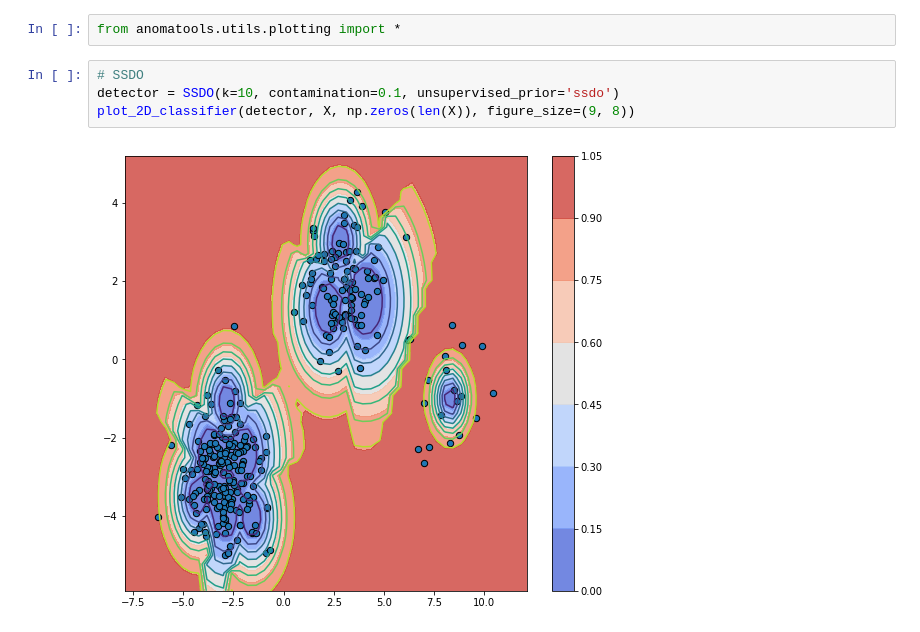
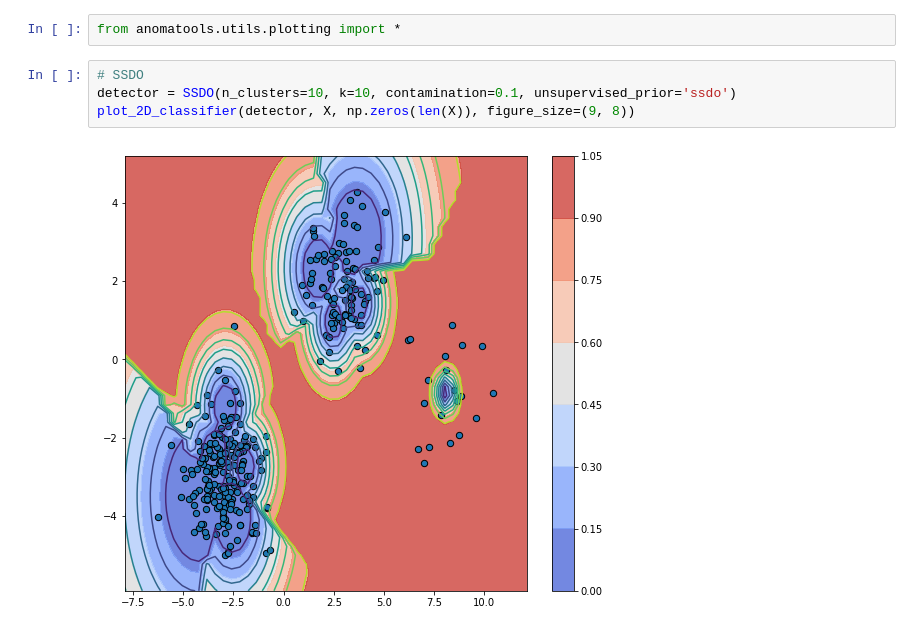
Before and after one commit to Vincent-Vercruyssen/anomatools, a Jupyter notebook: notebooks/Semi-supervised_detection_example.ipynb, the cells around one changed output. Drawn from its saved outputs; the diff is of its cells as text.

Commit message:
fix small error SSDO

```diff
--- a/notebooks/Semi-supervised_detection_example.ipynb
+++ b/notebooks/Semi-supervised_detection_example.ipynb
@@ -122,7 +151,7 @@ for i in range(len(axes)): axes[i].grid(alpha=0.5)
 from anomatools.utils.plotting import *
 # %%
 # SSDO
-detector = SSDO(k=10, contamination=0.1, unsupervised_prior='ssdo')
+detector = SSDO(n_clusters=10, k=10, contamination=0.1, unsupervised_prior='ssdo')
 plot_2D_classifier(detector, X, np.zeros(len(X)), figure_size=(9, 8))
 # %% [output]
-[figure, old version]
+[figure, new version]
```
Also changed, not shown: parts of 5 cells of this notebook, 2 other files.
